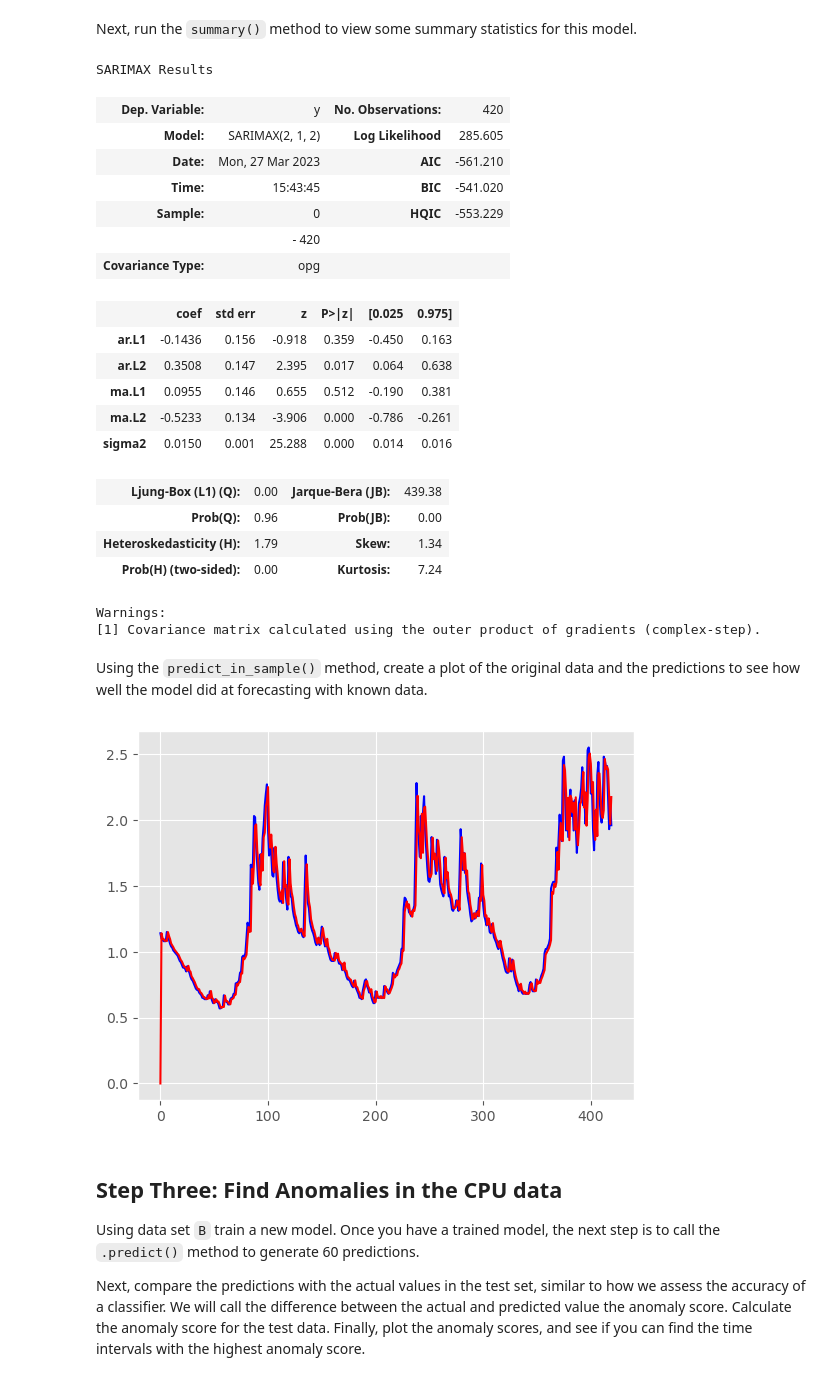
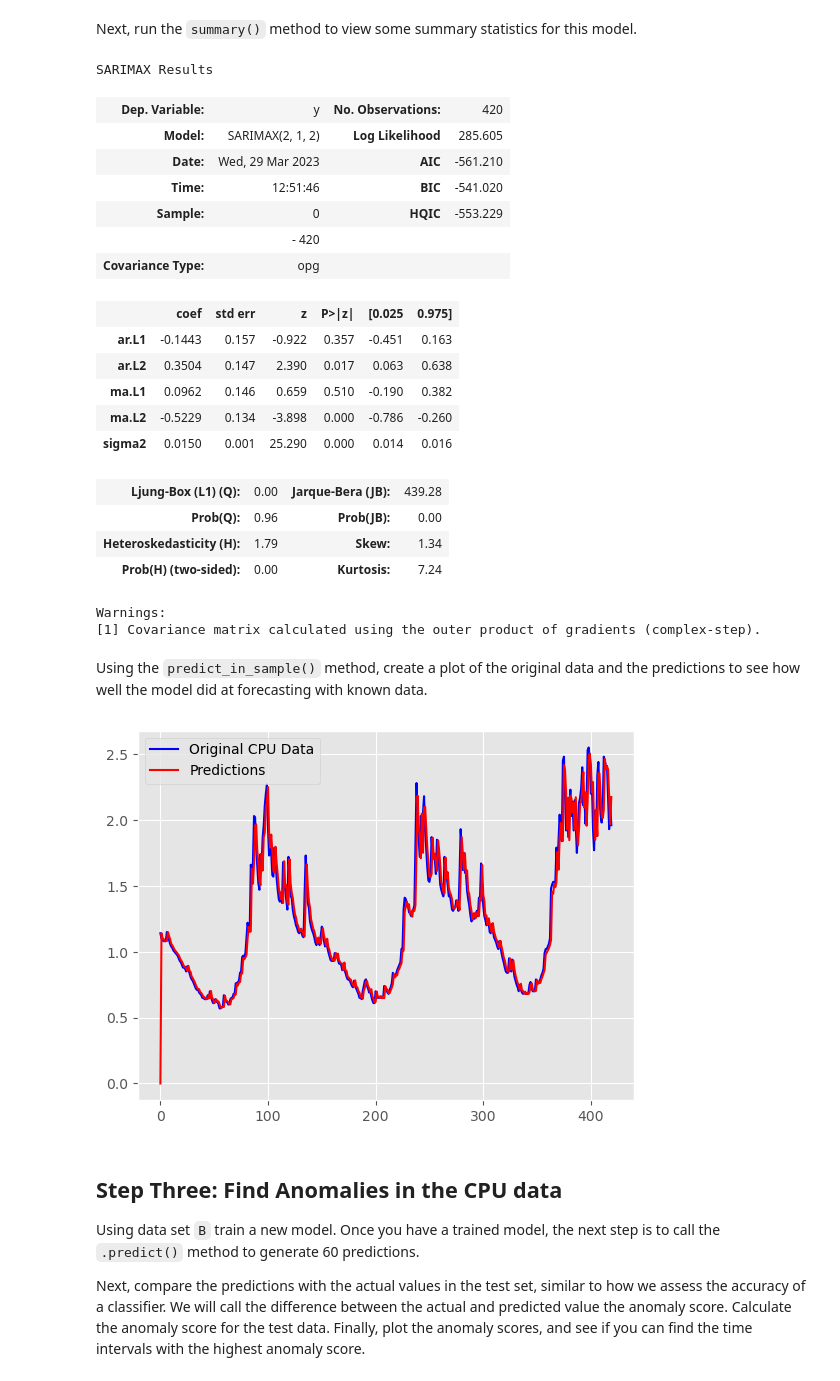
Before and after one commit to gtkcyber/crtc_network_analytics, a Jupyter notebook: answers/Worksheet 2-Anomaly Detection - Answers.ipynb, the cells around one changed output. Saved outputs shown, nothing was run; the diff lists cells and outputs as text; code cells hidden in the pictures.

```diff
--- a/answers/Worksheet 2-Anomaly Detection - Answers.ipynb
+++ b/answers/Worksheet 2-Anomaly Detection - Answers.ipynb
@@ -214,7 +214,7 @@ We are going to use the auto_arima method in pmdarima to do our forecasting.  Le
 Docs:
 https://alkaline-ml.com/pmdarima/modules/generated/pmdarima.arima.auto_arima.html
 # %%
-arima_model = auto_arima(df['cpu'], seasonal=True, error_action='warn')
+arima_model = auto_arima(df['cpu'], seasonal=True, error_action='ignore')
 # %% [markdown]
 Next, run the `summary()` method to view some summary statistics for this model.
 # %%
@@ -223,18 +223,18 @@ arima_model.summary()
 SARIMAX Results
 | Dep. Variable: | y | No. Observations: | 420 |
 | Model: | SARIMAX(2, 1, 2) | Log Likelihood | 285.605 |
-| Date: | Mon, 27 Mar 2023 | AIC | -561.210 |
-| Time: | 15:43:45 | BIC | -541.020 |
+| Date: | Wed, 29 Mar 2023 | AIC | -561.210 |
+| Time: | 12:51:46 | BIC | -541.020 |
 | Sample: | 0 | HQIC | -553.229 |
 |  | - 420 |  |  |
 | Covariance Type: | opg |  |  |
 |  | coef | std err | z | P>|z| | [0.025 | 0.975] |
-| ar.L1 | -0.1436 | 0.156 | -0.918 | 0.359 | -0.450 | 0.163 |
-| ar.L2 | 0.3508 | 0.147 | 2.395 | 0.017 | 0.064 | 0.638 |
-| ma.L1 | 0.0955 | 0.146 | 0.655 | 0.512 | -0.190 | 0.381 |
-| ma.L2 | -0.5233 | 0.134 | -3.906 | 0.000 | -0.786 | -0.261 |
-| sigma2 | 0.0150 | 0.001 | 25.288 | 0.000 | 0.014 | 0.016 |
+| ar.L1 | -0.1443 | 0.157 | -0.922 | 0.357 | -0.451 | 0.163 |
+| ar.L2 | 0.3504 | 0.147 | 2.390 | 0.017 | 0.063 | 0.638 |
+| ma.L1 | 0.0962 | 0.146 | 0.659 | 0.510 | -0.190 | 0.382 |
+| ma.L2 | -0.5229 | 0.134 | -3.898 | 0.000 | -0.786 | -0.260 |
+| sigma2 | 0.0150 | 0.001 | 25.290 | 0.000 | 0.014 | 0.016 |
-| Ljung-Box (L1) (Q): | 0.00 | Jarque-Bera (JB): | 439.38 |
+| Ljung-Box (L1) (Q): | 0.00 | Jarque-Bera (JB): | 439.28 |
 | Prob(Q): | 0.96 | Prob(JB): | 0.00 |
 | Heteroskedasticity (H): | 1.79 | Skew: | 1.34 |
 | Prob(H) (two-sided): | 0.00 | Kurtosis: | 7.24 |
@@ -245,10 +245,11 @@ Using the `predict_in_sample()` method, create a plot of the original data and t
 # %%
 df['training_preds'] = arima_model.predict_in_sample()
 plt.plot(df['cpu'], color="blue",label="Original CPU Data")
 plt.plot(df['training_preds'], color="red", label="Predictions")
+plt.legend()
 plt.show()
 # %% [output]
-[figure, old version]
+[figure, new version]
 # %% [markdown]
 ## Step Three:  Find Anomalies in the CPU data
 Using data set `B` train a new model. Once you have a trained model, the next step is to call the `.predict()` method to generate 60 predictions.
```
Also changed, not shown: parts of 8 cells of this notebook, 9 other files.
